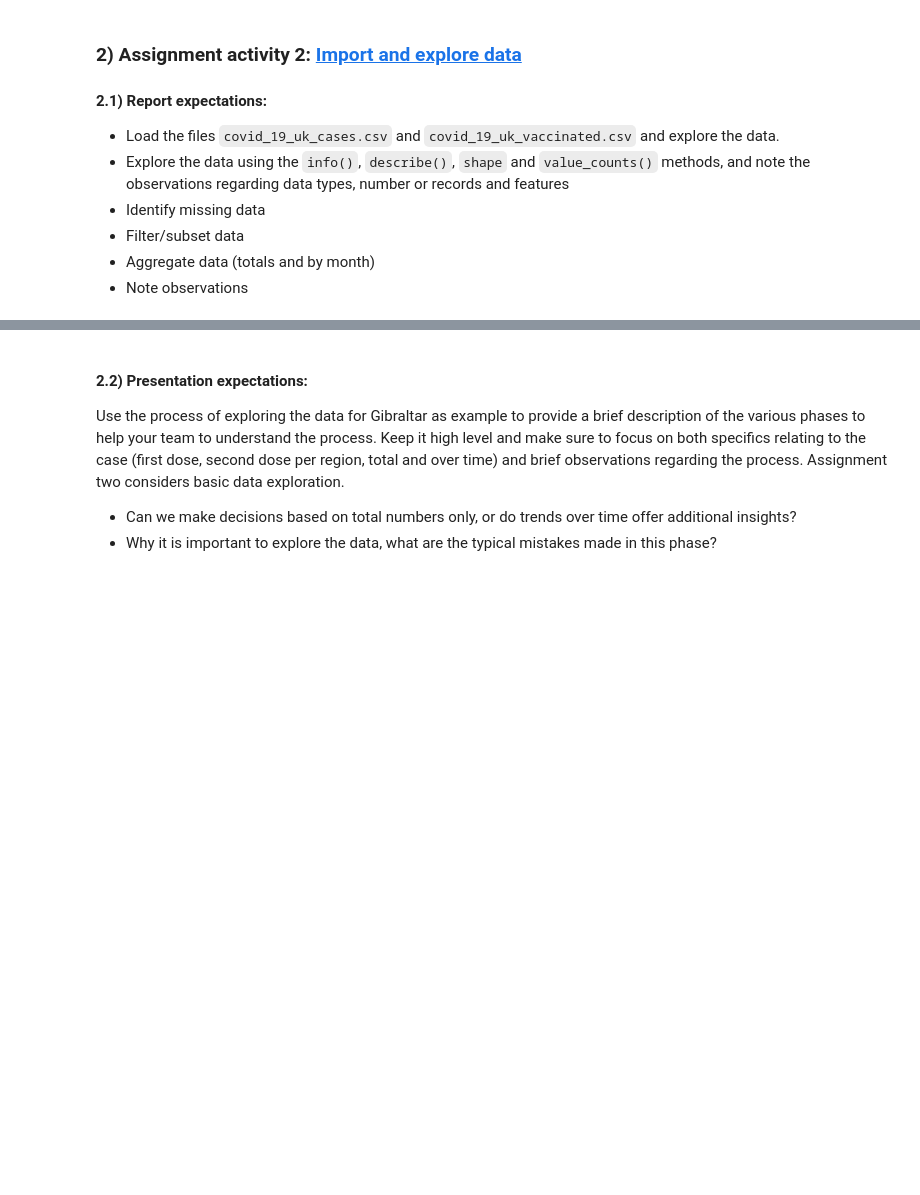
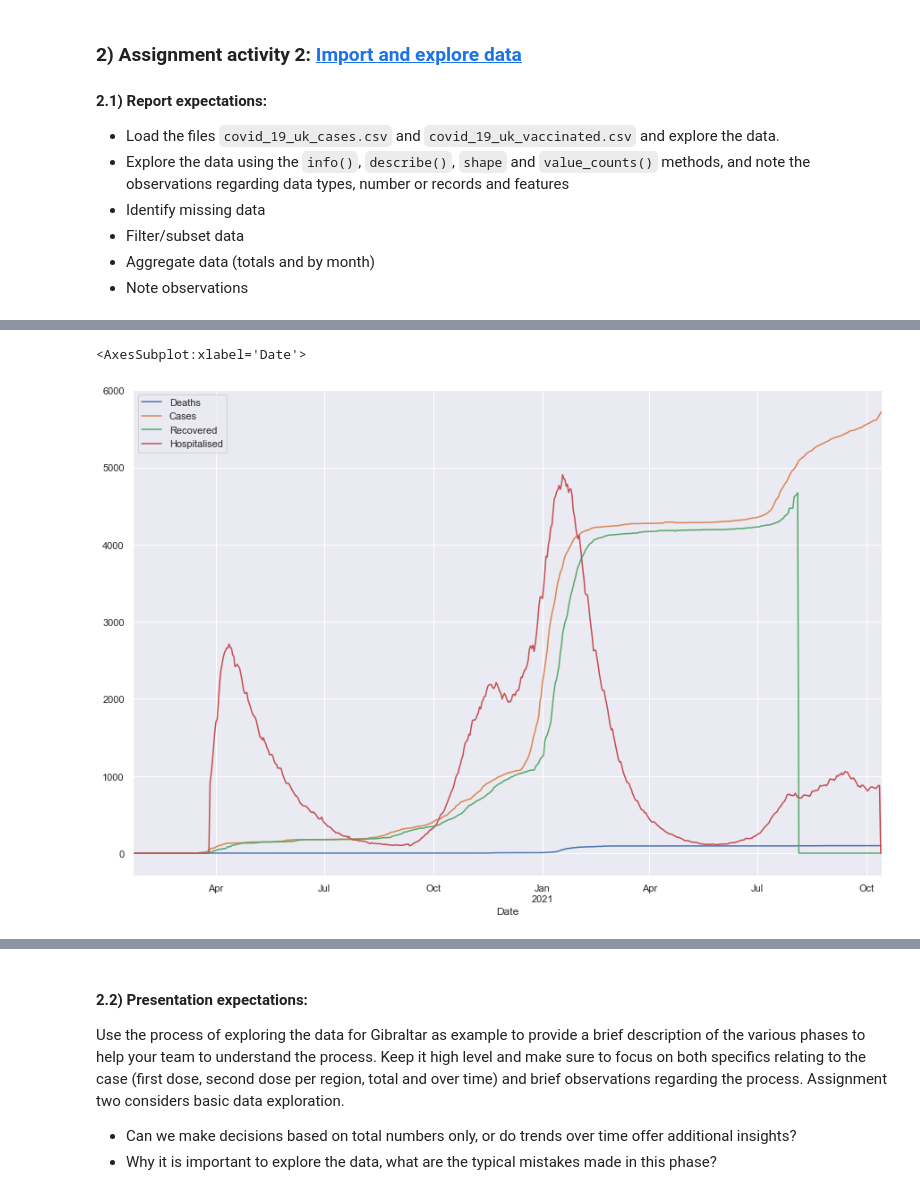
Before and after one commit to hazz292/LSE_A2_COVID_Analysis_Python, a Jupyter notebook: LSE_DA201_Assignment_Hazel_Chan.ipynb, the cells around one changed output, grey strips where cells are left out. Saved outputs shown, nothing was run; the diff lists cells and outputs as text; code cells hidden in the pictures; blank space fills up the shorter version.

```diff
--- a/LSE_DA201_Assignment_Hazel_Chan.ipynb
+++ b/LSE_DA201_Assignment_Hazel_Chan.ipynb
@@ -75,0 +332,4 @@ vac =
+# %%
+# add column with year_month
+cov_uk['Year_Month'] = cov_uk['Date'].dt.to_period('M')
+cov_uk['Year_Month']
@@ -75,0 +349,9 @@ vac =
+# %%
+# change deaths, cases, recovered, hospitalised to integer
+# convert datatype to integer
+cov_uk['Deaths'] = cov_uk['Deaths'].astype('int64')
+cov_uk['Cases'] = cov_uk['Cases'].astype('int64')
+cov_uk['Recovered'] = cov_uk['Recovered'].astype('int64')
+cov_uk['Hospitalised'] = cov_uk['Hospitalised'].astype('int64')
+
+cov_uk.dtypes
@@ -75,0 +373,8 @@ vac =
+# %%
+# subset covid cases dataframe
+cov_uk_clean = cov_uk[['Province/State', 'Country/Region',
+       'Date', 'Year_Month', 'Deaths', 'Cases', 'Recovered',
+       'Hospitalised']]
+
+# view subset
+cov_uk_clean
@@ -76,3 +614,9 @@ vac =
 # %%
 # Create DataFrame based on Gibraltar data
 # Hint: newdf = df[df[col]==index]
+# %%
+# Create covid cases DataFrame of Gibraltar
+cov_gibraltar = cov_uk_clean[cov_uk_clean['Province/State'] == 'Gibraltar']
+
+print('\nNumber of rows and columns:\n')
+cov_gibraltar.shape
@@ -79,2 +662,8 @@ vac =
 # %%
 # Explore behaviour over time
+# %%
+# gibraltar line plot to explore type of data
+cov_gibraltar.plot('Date')
+# %% [output]
+<AxesSubplot:xlabel='Date'>
+[figure, added]
```
Also changed, not shown: parts of 133 cells of this notebook.
